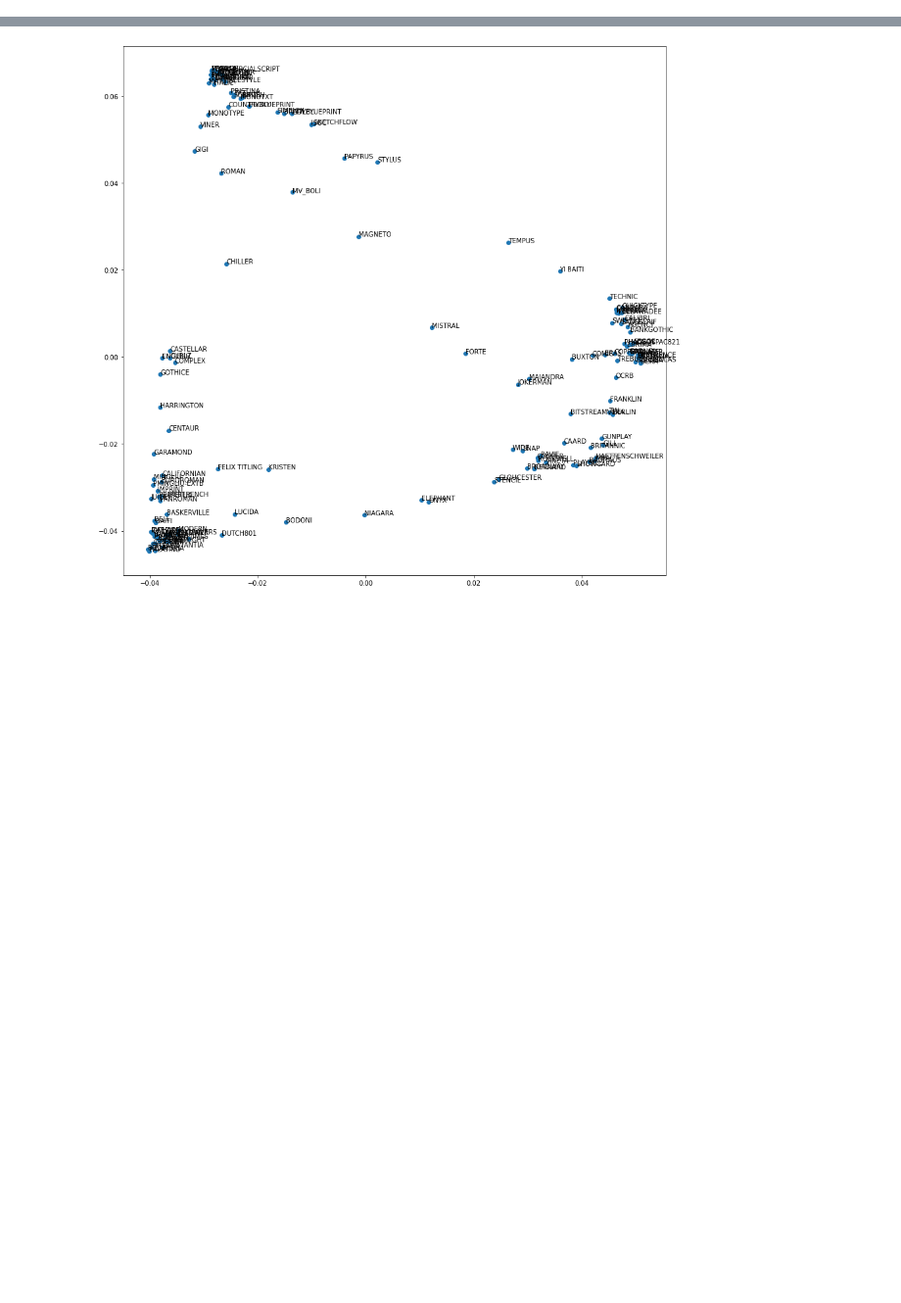
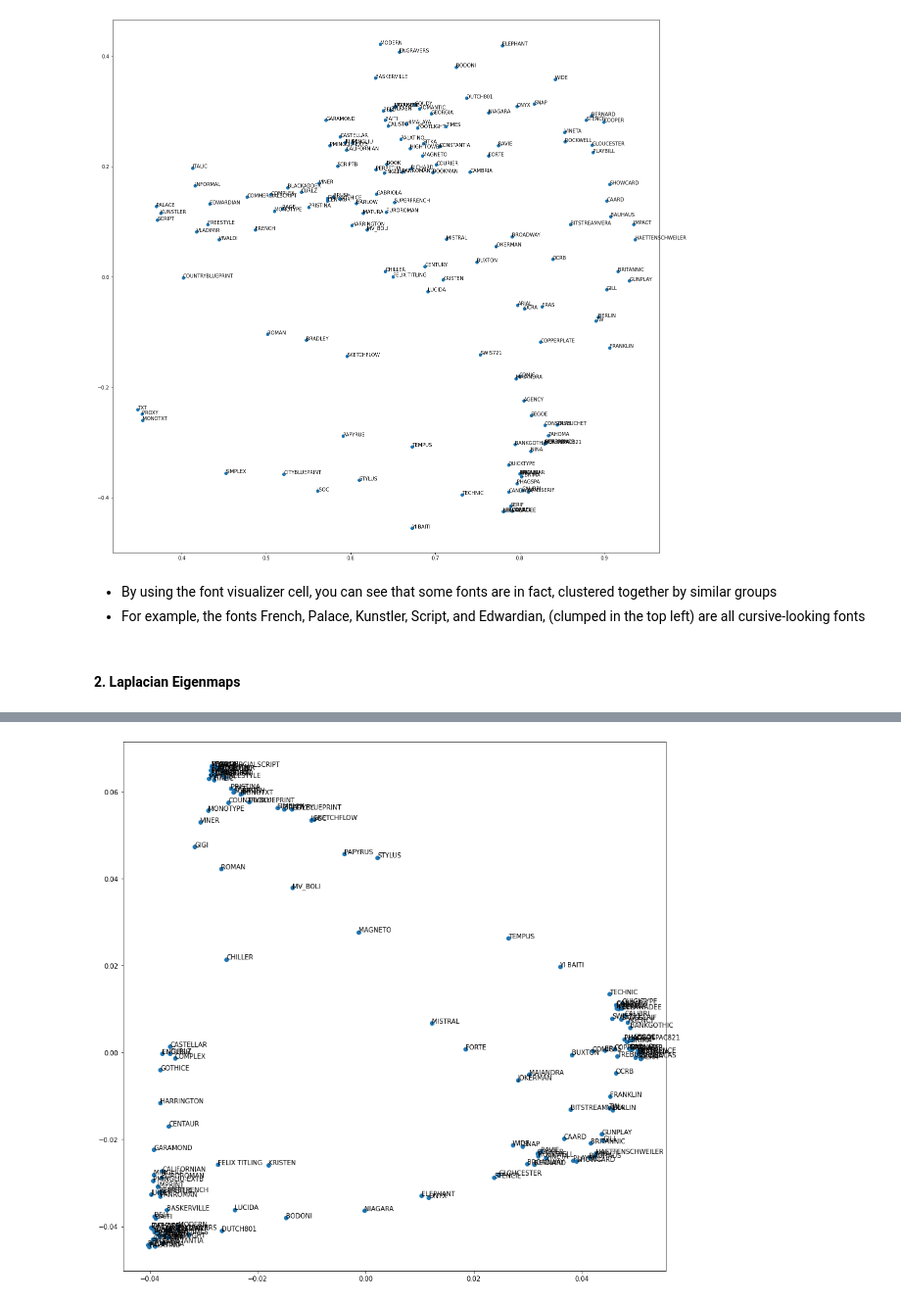
Before and after one commit to benduong2001/dsproject_font_decorator, a Jupyter notebook: font-type-image-classification.ipynb, the cells around one changed output, grey strips where cells are left out. Shown at 98% size. Saved outputs shown, nothing was run; the diff lists cells and outputs as text; code cells hidden in the pictures; blank space fills up the shorter version.

```diff
--- a/font-type-image-classification.ipynb
+++ b/font-type-image-classification.ipynb
@@ -139,0 +201,19 @@ plt.imshow(np.hstack(font_visualizations[given_font_index]))
+# %%
+eig_fonts_cosine_similarity = (normalize(eig_fonts_x,axis=1) @ normalize(eigvecs,axis=1))
+# embedding.shape
+x = eig_fonts_cosine_similarity[:,-1]
+y = eig_fonts_cosine_similarity[:,-2]
+n = passed_font_families
+
+fig, ax = plt.subplots(1,1,figsize=(20,20))
+ax.scatter(x, y)
+
+for i, txt in enumerate(n):
+    ax.annotate(txt, (x[i], y[i]))
+# %% [output]
+[figure, added]
+# %% [markdown]
+* By using the font visualizer cell, you can see that some fonts are in fact, clustered together by similar groups
+* For example, the fonts French, Palace, Kunstler, Script, and Edwardian, (clumped in the top left) are all cursive-looking fonts
+# %% [markdown]
+#### 2. Laplacian Eigenmaps
```
Also changed, not shown: parts of 30 cells of this notebook.
